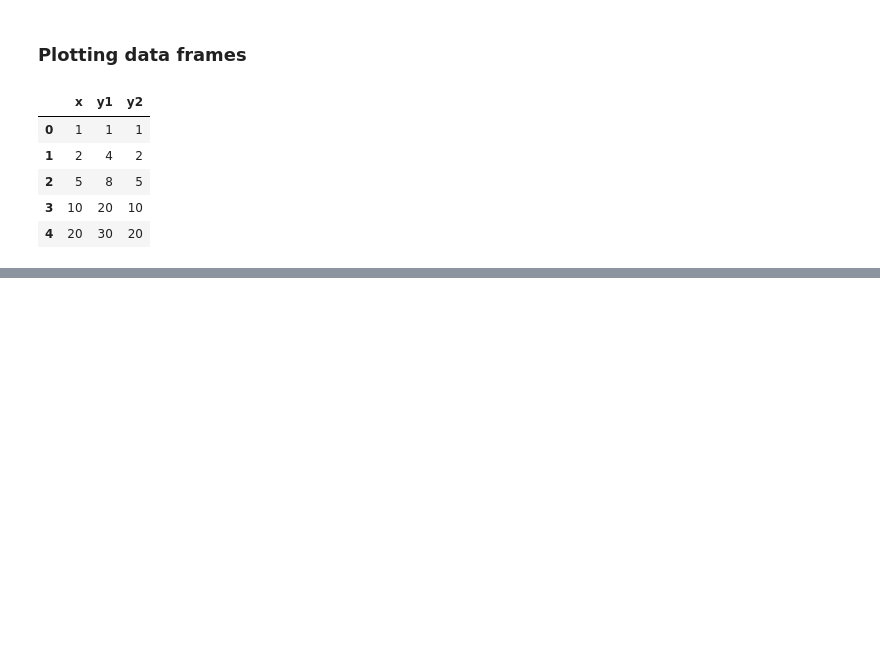
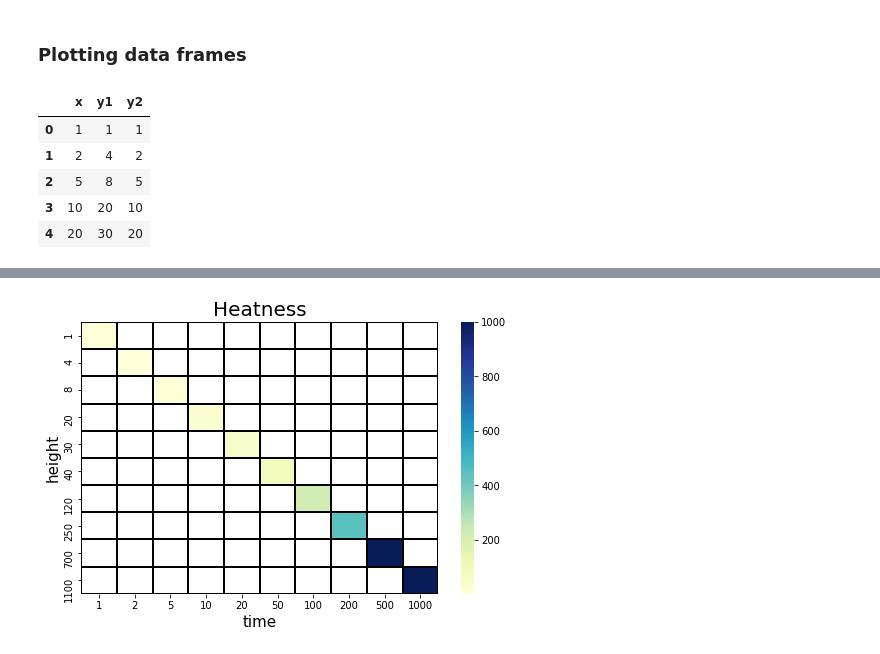
Before and after one commit to Mitchellpkt/python-isthmuslib, a Jupyter notebook: light-demo.ipynb, the cells around one changed output, grey strips where cells are left out. Drawn from its saved outputs; the diff is of its cells as text; code cells hidden in the pictures; blank space fills up the shorter version.

```diff
--- a/light-demo.ipynb
+++ b/light-demo.ipynb
@@ -81,0 +91,4 @@ isli.shotgunPlots2d(df, xColName='x')
+# %%
+isli.heatmap(df['x'],df['y'],df['z'], vmax=1000, cmap="YlGnBu", linecolor='k', figsize=(8,5), title='Heatness', xlabel='time', ylabel='height');
+# %% [output]
+[figure, added]
```
Also changed, not shown: parts of 5 cells of this notebook, 1 other file.
